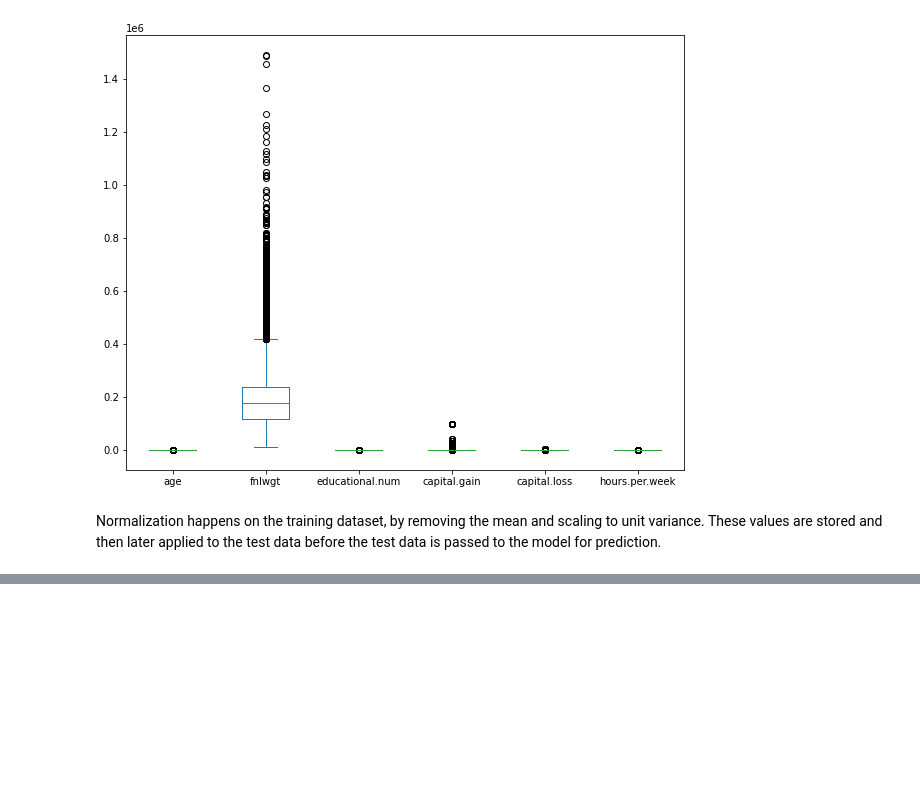
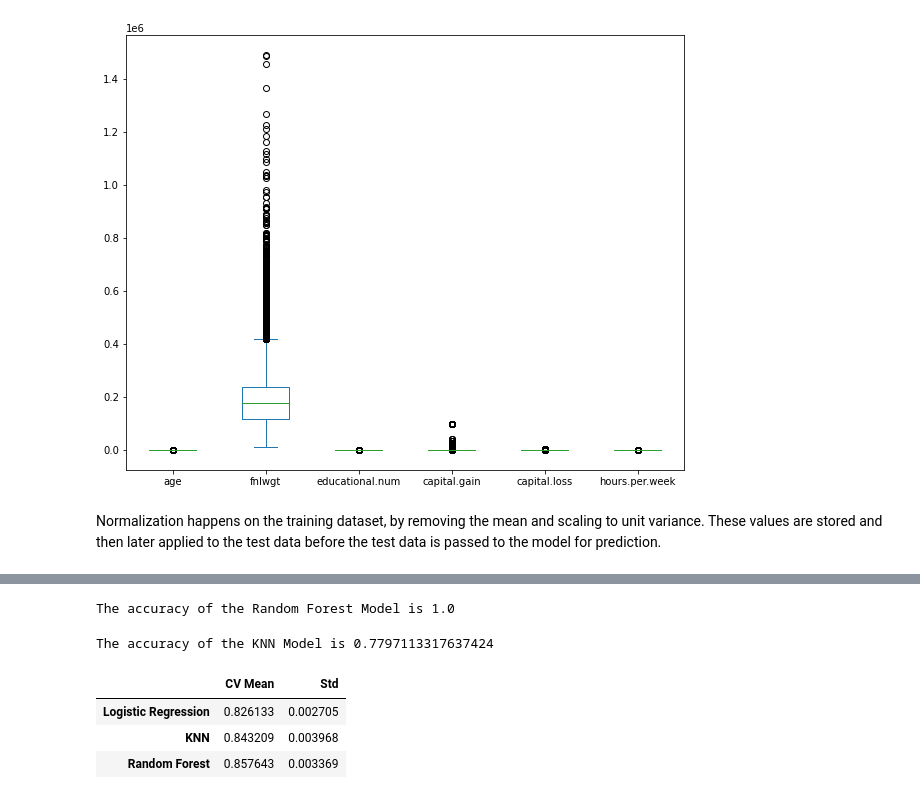
Before and after one commit to Patcast/IncomeAdultClassification, a Jupyter notebook: LogisticRegression.ipynb, the cells around one changed output, grey strips where cells are left out. Saved outputs shown, nothing was run; the diff lists cells and outputs as text; code cells hidden in the pictures; blank space fills up the shorter version.

```diff
--- a/LogisticRegression.ipynb
+++ b/LogisticRegression.ipynb
@@ -606,0 +708,45 @@ Logistic Regression : 85.05 percent.
+# %%
+# Random Forest Classifier
+randomforest = RandomForestClassifier()
+randomforest.fit(X_train, y_train)
+#y_pred = randomforest.predict(X_test)
+score_randomforest = randomforest.score(X_test,y_test)
+print('The accuracy of the Random Forest Model is', score_randomforest)
+# %% [output]
+The accuracy of the Random Forest Model is 1.0
+# %%
+from sklearn.neighbors import KNeighborsClassifier #KNN
+# K-Nearest Neighbors
+knn = KNeighborsClassifier()
+knn.fit(X_train, y_train)
+#y_pred = knn.predict(X_test)
+score_knn = knn.score(X_test,y_test)
+print('The accuracy of the KNN Model is',score_knn)
+# %% [output]
+The accuracy of the KNN Model is 0.7797113317637424
+# %%
+### cross validation
+from sklearn.model_selection import KFold #for K-fold cross validation
+from sklearn.model_selection import cross_val_score #score evaluation
+from sklearn.model_selection import cross_val_predict #prediction
+shuffle=True
+kfold = KFold(n_splits=10, random_state=None) # k=10, split the data into 10 equal parts
+xyz=[]
+accuracy=[]
+std=[]
+classifiers=['Logistic Regression','KNN','Random Forest']
+models=[LogisticRegression(),KNeighborsClassifier(n_neighbors=9),RandomForestClassifier(n_estimators=100)]
+for i in models:
+    model = i
+    cv_result = cross_val_score(model,X,y, cv = kfold,scoring = "accuracy")
+    cv_result=cv_result
+    xyz.append(cv_result.mean())
+    std.append(cv_result.std())
+    accuracy.append(cv_result)
+models_dataframe=pd.DataFrame({'CV Mean':xyz,'Std':std},index=classifiers)
+models_dataframe
+# %% [output]
+|  | CV Mean | Std |
+| Logistic Regression | 0.826133 | 0.002705 |
+| KNN | 0.843209 | 0.003968 |
+| Random Forest | 0.857643 | 0.003369 |
```
Also changed, not shown: parts of 15 cells of this notebook.
